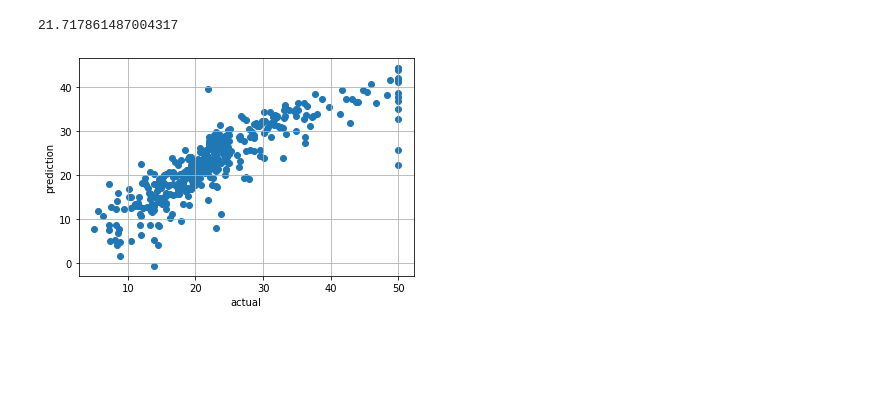
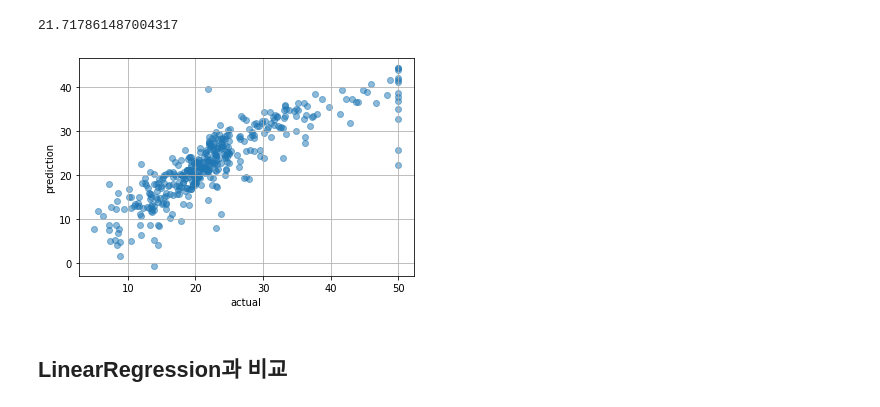
Before and after one commit to JakeOh/202105_itw_bd26, a Jupyter notebook: lab_ml/ml07_gradient_descent.ipynb, the cells around one changed output. Drawn from its saved outputs; the diff is of its cells as text; code cells hidden in the pictures; blank space fills up the shorter version.

```diff
--- a/lab_ml/ml07_gradient_descent.ipynb
+++ b/lab_ml/ml07_gradient_descent.ipynb
@@ -281,10 +281,12 @@ mean_squared_error(y_train, train_pred)
 21.717861487004317
 # %%
 # 예측값 ~ 실젯값 scatter plot
-plt.scatter(y_train, train_pred)
+plt.scatter(y_train, train_pred, alpha=0.5)
 plt.xlabel('actual')
 plt.ylabel('prediction')
 plt.grid()
 plt.show()
 # %% [output]
-[figure, old version]
+[figure, new version]
+# %% [markdown]
+## LinearRegression과 비교
```
Also changed, not shown: parts of 17 cells of this notebook.
